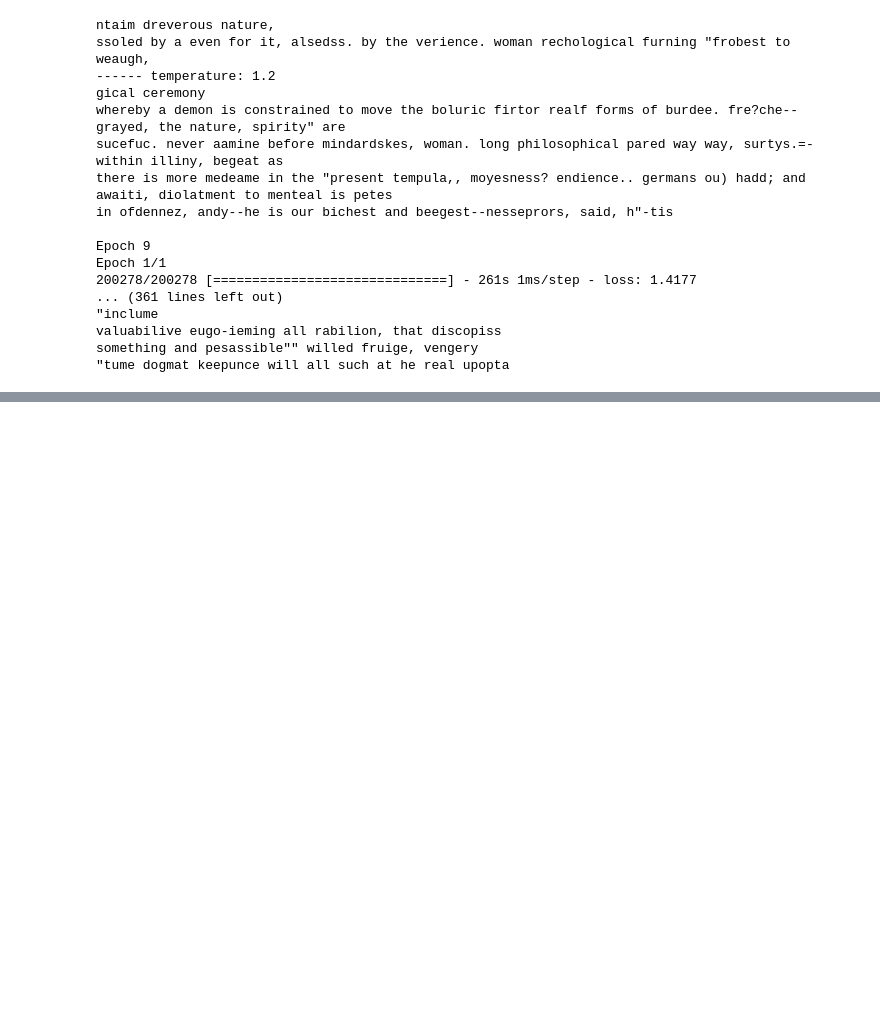
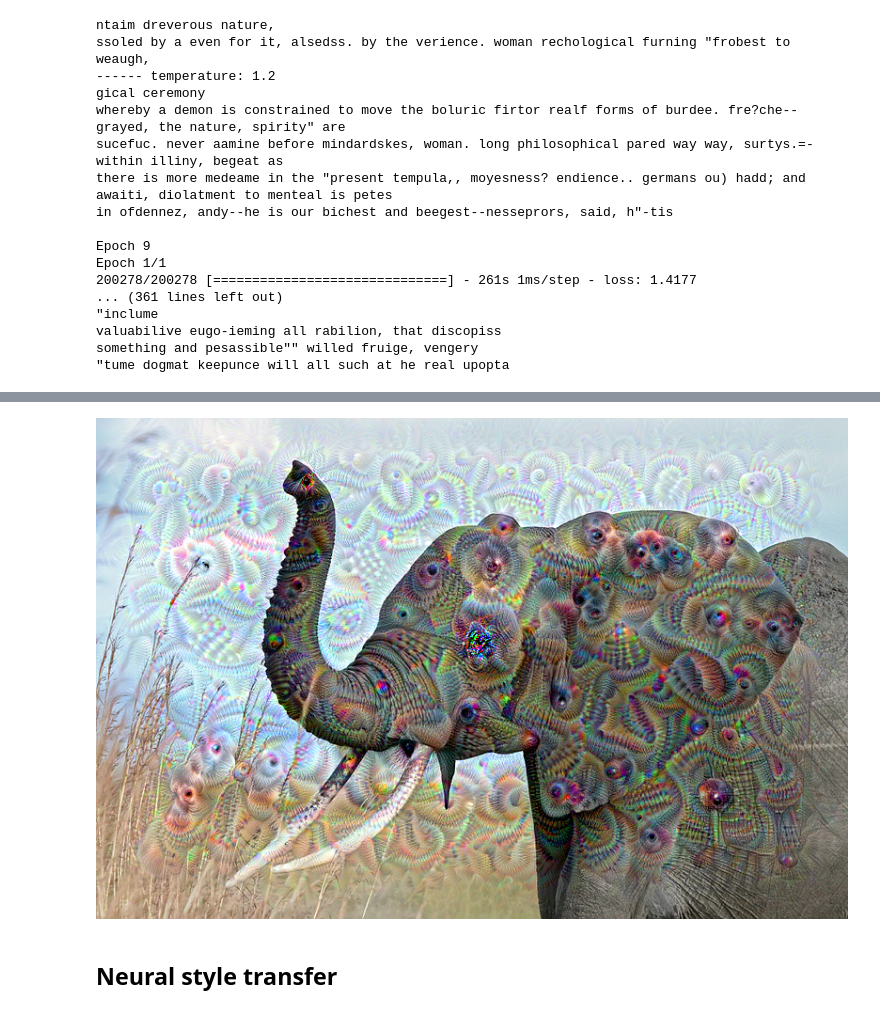
Before and after one commit to wllgrnt/keras-examples, a Jupyter notebook: Chapter8.ipynb, the cells around one changed output, grey strips where cells are left out. Saved outputs shown, nothing was run; the diff lists cells and outputs as text; code cells hidden in the pictures; blank space fills up the shorter version.

```diff
--- a/Chapter8.ipynb
+++ b/Chapter8.ipynb
@@ -157,0 +274,33 @@ something and pesassible"" willed fruige, vengery
+# %%
+# Auxiliary functions
+def resize_img(img, size):
+  img = np.copy(img)
+  factors = (1,
+             float(size[0])/img.shape[1],
+             float(size[1])/img.shape[2],
+             1)
+  return scipy.ndimage.zoom(img, factors, order=1)
+
+
+def save_img(img, fname):
+  pil_img = deprocess_image(np.copy(img))
+  imageio.imwrite(fname, pil_img)
+
+def preprocess_image(image_path):
+  img = keras.preprocessing.image.load_img(image_path)
+  img = keras.preprocessing.image.img_to_array(img)
+  img = np.expand_dims(img, axis=0)
+  img = keras.applications.inception_v3.preprocess_input(img)
+  return img
+
+def deprocess_image(x):
+  if keras.backend.image_data_format() == "channels_first":
+    x = x.reshape((3, x.shape[2], x.shape[3]))
+    x = x.transpose((1,2,0))
+  else:
+    x = x.reshape((x.shape[1], x.shape[2], 3))
+  x /= 2
+  x += 0.5
+  x *= 255.
+  x = np.clip(x, 0, 255).astype("uint8")
+  return x
@@ -157,0 +442,12 @@ something and pesassible"" willed fruige, vengery
+# %%
+params = {"step": 0.01,
+          "num_octave": 3,
+          "octave_scale": 1.4,
+          "iterations": 20,
+          "max_loss": 50,
+          "image_path": "/tmp/elephant.jpg",
+          "layer_contributions": layer_contributions
+         }
+deepDream(**params)
+# %% [output]
+[figure, added]
@@ -157,0 +470,2 @@ something and pesassible"" willed fruige, vengery
+# %% [markdown]
+## Neural style transfer
```
Also changed, not shown: parts of 13 cells of this notebook.
